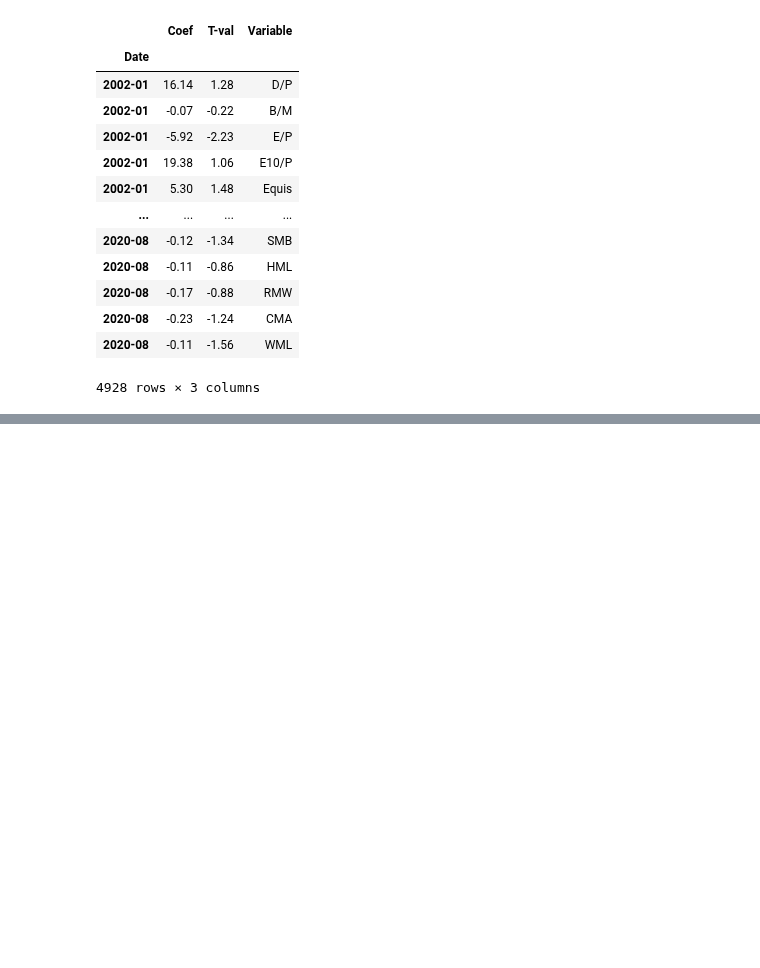
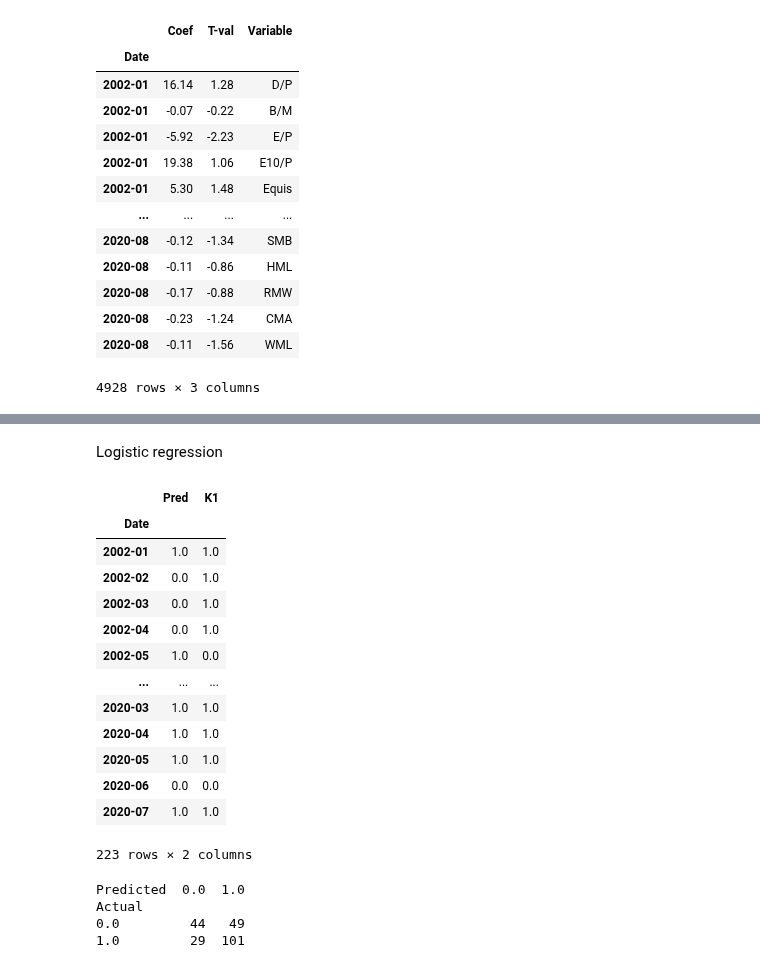
Before and after one commit to jessekeranen/seminar, a Jupyter notebook: jupyter.ipynb, the cells around one changed output, grey strips where cells are left out. Drawn from its saved outputs; the diff is of its cells as text; code cells hidden in the pictures; blank space fills up the shorter version.

Commit message:
Logistic regression

```diff
--- a/jupyter.ipynb
+++ b/jupyter.ipynb
@@ -722,0 +680,63 @@ array([[1.        , 0.04521209],
+# %% [markdown]
+Logistic regression
+# %%
+results_log = np.empty(shape=(0, 4))
+predictions_log = []
+
+log_df = finalIndexMonthly.iloc[:-1, :-4].copy()
+log_df.loc[log_df["K1"] < 0, "K1" ] = 0
+log_df.loc[log_df["K1"] > 0, "K1" ] = 1
+
+for date in dates:
+    out_of_sample = finalmonthlyOnlyIV.loc[date]
+    df = log_df.loc[:date]
+    X = df.iloc[:, :-1]
+    y = df.iloc[:, -1:]
+    glm = sm.GLM(y, X, family=sm.families.Binomial()).fit()
+    temp = np.matrix([[date] * len(glm.params)] + [glm.params.tolist()] + [glm.tvalues.tolist()] + [glm.params.index.tolist()])
+
+    temp = np.transpose(temp)
+    results_log = np.vstack((results_log, temp))
+
+    prediction = [date, glm.predict(out_of_sample)[0]]
+    predictions_log.append(prediction)
+
+pred_df_log = pd.DataFrame(predictions_log)
+pred_df_log = pred_df_log.rename(columns={0: "Date", 1: "Pred"})
+pred_df_log.set_index('Date', inplace=True)
+
+results_log = pd.DataFrame(results_log)
+results_log = results_log.rename(columns={0: "Date", 1: "Coef", 2: "T-val", 3: "Variable"})
+results_log.set_index("Date", inplace=True)
+
+results_log[["Coef", "T-val"]] = results_log[["Coef", "T-val"]].apply(pd.to_numeric)
+results_log = results_log.round(2)
+
+pred_df_log.loc[pred_df_log["Pred"] < 0.5, "Pred" ] = 0
+pred_df_log.loc[pred_df_log["Pred"] >= 0.5, "Pred" ] = 1
+
+pred_df_log = pred_df_log.merge(log_df["K1"], on="Date")
+pred_df_log
+# %% [output]
+|  | Pred | K1 |
+| Date |  |  |
+| 2002-01 | 1.0 | 1.0 |
+| 2002-02 | 0.0 | 1.0 |
+| 2002-03 | 0.0 | 1.0 |
+| 2002-04 | 0.0 | 1.0 |
+| 2002-05 | 1.0 | 0.0 |
+| ... | ... | ... |
+| 2020-03 | 1.0 | 1.0 |
+| 2020-04 | 1.0 | 1.0 |
+| 2020-05 | 1.0 | 1.0 |
+| 2020-06 | 0.0 | 0.0 |
+| 2020-07 | 1.0 | 1.0 |
+223 rows × 2 columns
+# %%
+confusion_matrix = pd.crosstab(pred_df_log['K1'], pred_df_log['Pred'], rownames=['Actual'], colnames=['Predicted'])
+print(confusion_matrix)
+# %% [output]
+Predicted  0.0  1.0
+Actual
+0.0         44   49
+1.0         29  101
```
Also changed, not shown: parts of 23 cells of this notebook.
